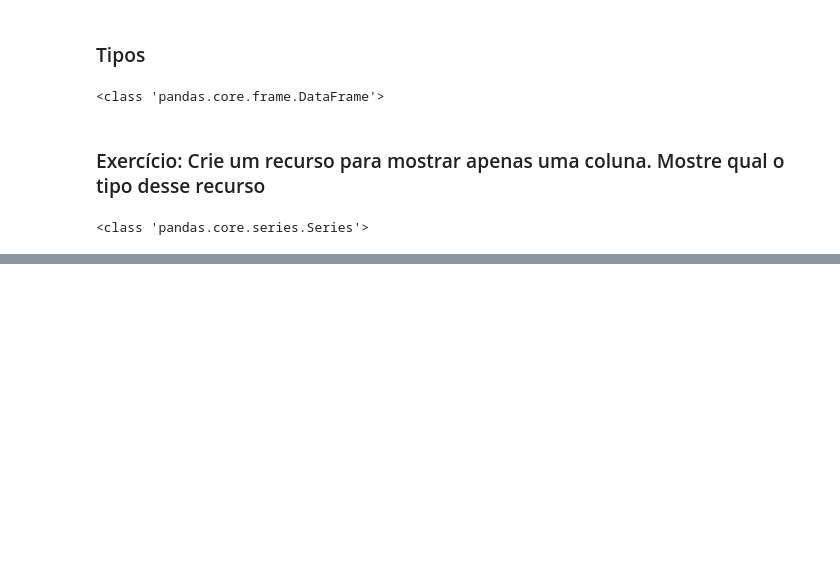
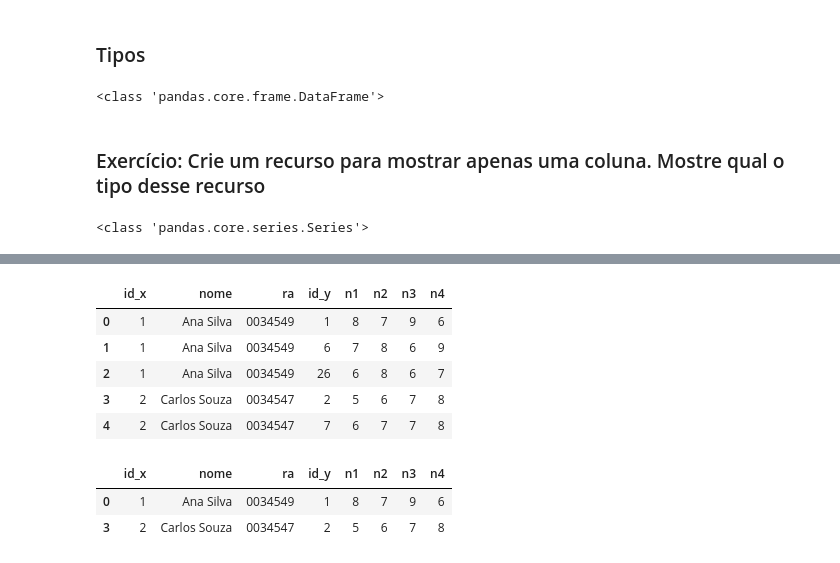
Before and after one commit to fabricio176/fabricio-semanadatascience, a Jupyter notebook: desafios/Exercicio-01-08/conexao.ipynb, the cells around one changed output, grey strips where cells are left out. Drawn from its saved outputs; the diff is of its cells as text; code cells hidden in the pictures; blank space fills up the shorter version.

```diff
--- a/desafios/Exercicio-01-08/conexao.ipynb
+++ b/desafios/Exercicio-01-08/conexao.ipynb
@@ -213,0 +347,19 @@ print(type(serie_tempo_renda))
+# %%
+df_alunos_nome = df_alunos[['id','nome', 'ra']]
+
+df_avaliacao2 =  pd.merge(df_alunos_nome,df_avaliacoes, how='inner', left_on='id', right_on='fk_aluno_id').drop(columns=['fk_professor_id', 'fk_aluno_id']).head()
+
+df_avaliacao2
+# %% [output]
+|  | id_x | nome | ra | id_y | n1 | n2 | n3 | n4 |
+| 0 | 1 | Ana Silva | 0034549 | 1 | 8 | 7 | 9 | 6 |
+| 1 | 1 | Ana Silva | 0034549 | 6 | 7 | 8 | 6 | 9 |
+| 2 | 1 | Ana Silva | 0034549 | 26 | 6 | 8 | 6 | 7 |
+| 3 | 2 | Carlos Souza | 0034547 | 2 | 5 | 6 | 7 | 8 |
+| 4 | 2 | Carlos Souza | 0034547 | 7 | 6 | 7 | 7 | 8 |
+# %%
+df_avaliacao2.drop_duplicates(subset='id_x').head()
+# %% [output]
+|  | id_x | nome | ra | id_y | n1 | n2 | n3 | n4 |
+| 0 | 1 | Ana Silva | 0034549 | 1 | 8 | 7 | 9 | 6 |
+| 3 | 2 | Carlos Souza | 0034547 | 2 | 5 | 6 | 7 | 8 |
```
Also changed, not shown: parts of 25 cells of this notebook, 2 other files.
